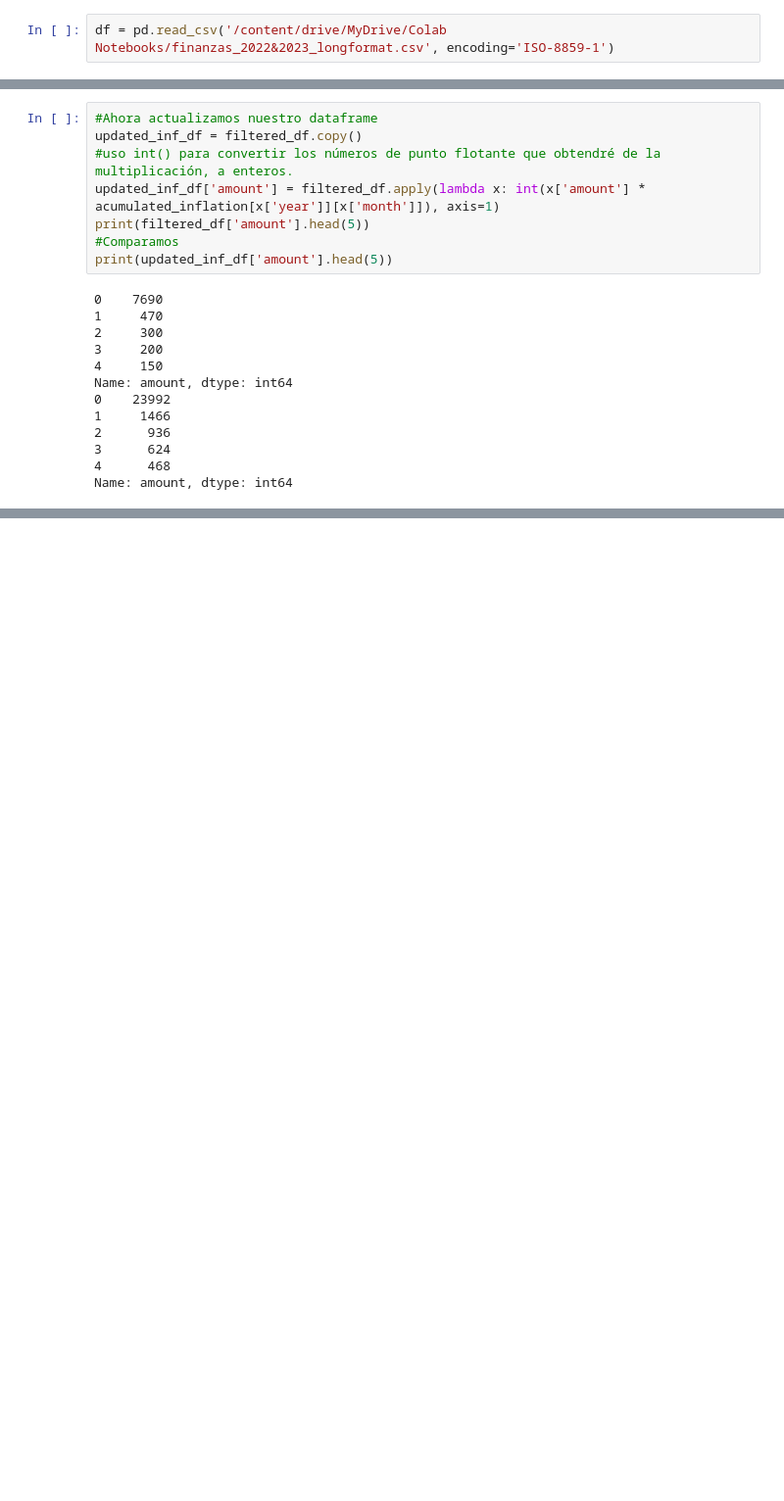
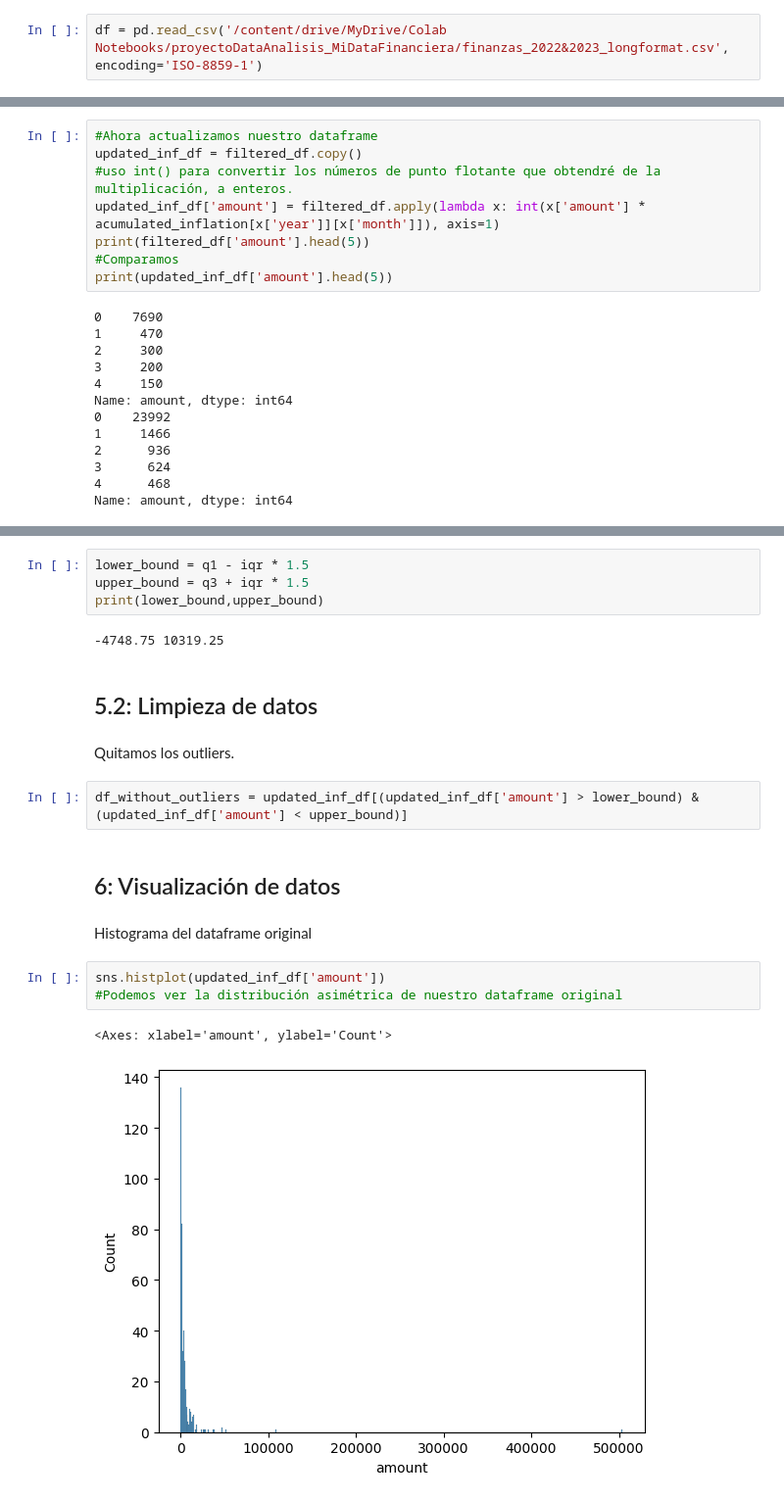
Before and after one commit to lucioled/proyecto-analisis-financiero-personal, a Jupyter notebook: proyectoDataAnalisis_MiDataFinanciera.ipynb, the cells around one changed output, grey strips where cells are left out. Shown at 98% size. Saved outputs shown, nothing was run; the diff lists cells and outputs as text; blank space fills up the shorter version.

```diff
--- a/proyectoDataAnalisis_MiDataFinanciera.ipynb
+++ b/proyectoDataAnalisis_MiDataFinanciera.ipynb
@@ -12,7 +14,7 @@ import numpy as np
 # %% [markdown]
 ## 2: Traer nuestra base de datos y convertirla en un dataframe manipulable
 # %%
-df = pd.read_csv('/content/drive/MyDrive/Colab Notebooks/finanzas_2022&2023_longformat.csv', encoding='ISO-8859-1')
+df = pd.read_csv('/content/drive/MyDrive/Colab Notebooks/proyectoDataAnalisis_MiDataFinanciera/finanzas_2022&2023_longformat.csv', encoding='ISO-8859-1')
 # %% [markdown]
 ## 3: Obtener información general de nuestro dataframe
 # %%
@@ -166,0 +171,25 @@ La es: $ -407942
+# %%
+lower_bound = q1 - iqr * 1.5
+upper_bound = q3 + iqr * 1.5
+print(lower_bound,upper_bound)
+# %% [output]
+-4748.75 10319.25
+# %% [markdown]
+
+
+
+## 5.2: Limpieza de datos
+# %% [markdown]
+Quitamos los outliers.
+# %%
+df_without_outliers = updated_inf_df[(updated_inf_df['amount'] > lower_bound) & (updated_inf_df['amount'] < upper_bound)]
+# %% [markdown]
+## 6: Visualización de datos
+# %% [markdown]
+Histograma del dataframe original
+# %%
+sns.histplot(updated_inf_df['amount'])
+#Podemos ver la distribución asimétrica de nuestro dataframe original
+# %% [output]
+<Axes: xlabel='amount', ylabel='Count'>
+[figure, added]
```
Also changed, not shown: parts of 25 cells of this notebook.
